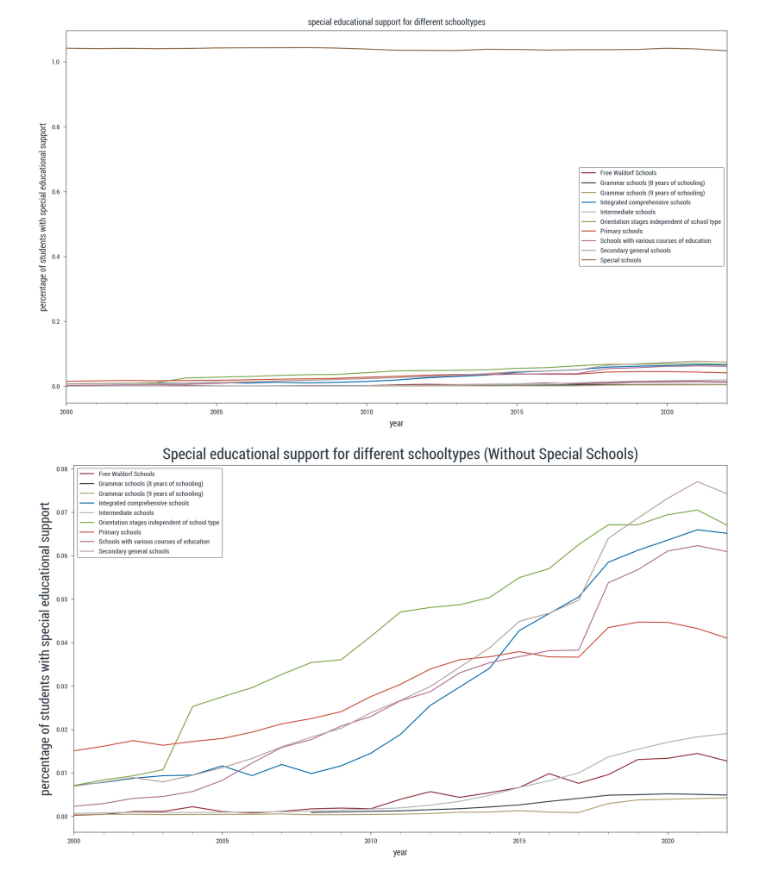
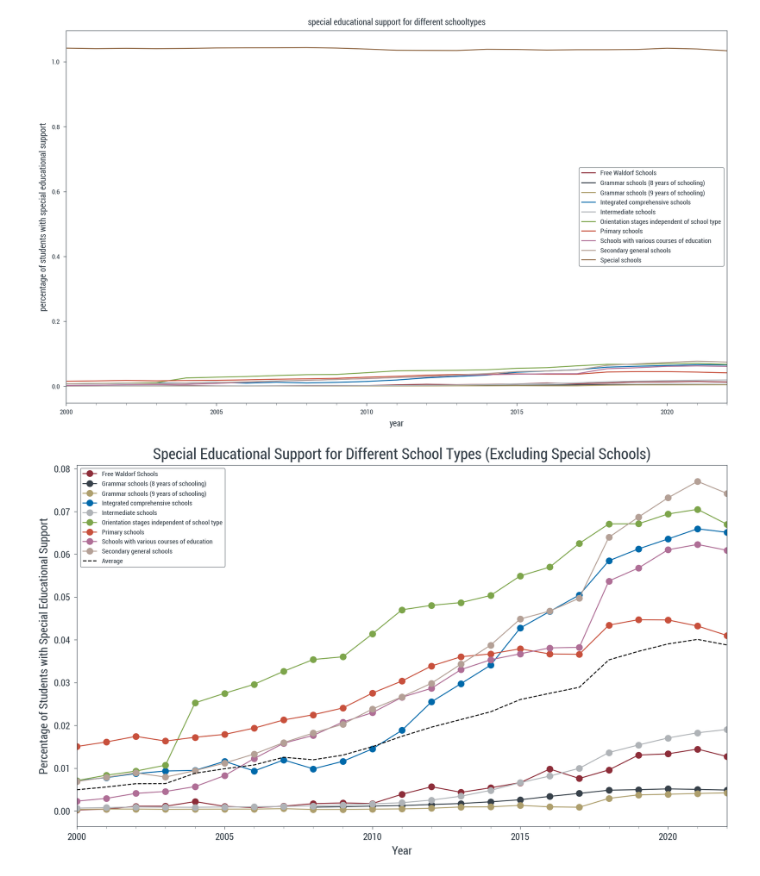
Before and after one commit to KarylReyne/DataLiteracyWS23, a Jupyter notebook: exp/JS-004-Students_With_Special_Edu_Support_No_Gender.ipynb, the cells around one changed output. Cells and saved outputs as stored; diff of their text form; code cells hidden in the pictures.

```diff
--- a/exp/JS-004-Students_With_Special_Edu_Support_No_Gender.ipynb
+++ b/exp/JS-004-Students_With_Special_Edu_Support_No_Gender.ipynb
@@ -69,16 +69,26 @@ plt.show()
 # %%
 import pandas as pd
 import matplotlib.pyplot as plt
 
 special_edu_support = load_special_edu_support_percentage(ignore_special_schools=True)
 fig, ax = plt.subplots(figsize=(10, 6))
+
+# Calculate yearly average across all school types
+average_support_per_year = special_edu_support.groupby('year')['edu_support_relative'].mean()
+
 for school in special_edu_support.index.get_level_values(1).unique():
-    special_edu_support.xs(school, level='school')['edu_support_relative'].plot(ax=ax, label=school)
+    special_edu_support.xs(school, level='school')['edu_support_relative'].plot(ax=ax, label=school, marker='o')
 
-plt.title('Special educational support for different schooltypes (Without Special Schools)', fontsize=16)
-plt.xlabel('year')
-plt.ylabel('percentage of students with special educational support', fontsize=12)
-plt.legend()
+# Add the average to the plot
+average_support_per_year.plot(ax=ax, label='Average', color='black', linestyle='--')
+
+plt.xticks(fontsize=10)
+plt.yticks(fontsize=10)
+
+plt.title('Special Educational Support for Different School Types (Excluding Special Schools)', fontsize=16)
+plt.xlabel('Year', fontsize=12)
+plt.ylabel('Percentage of Students with Special Educational Support', fontsize=12)
+plt.legend(loc='upper left', bbox_to_anchor=(1, 1), fontsize=10)
 plt.show()
 # %% [output]
-[figure, old version]
+[figure, new version]
```
Also changed, not shown: 2 other files.
